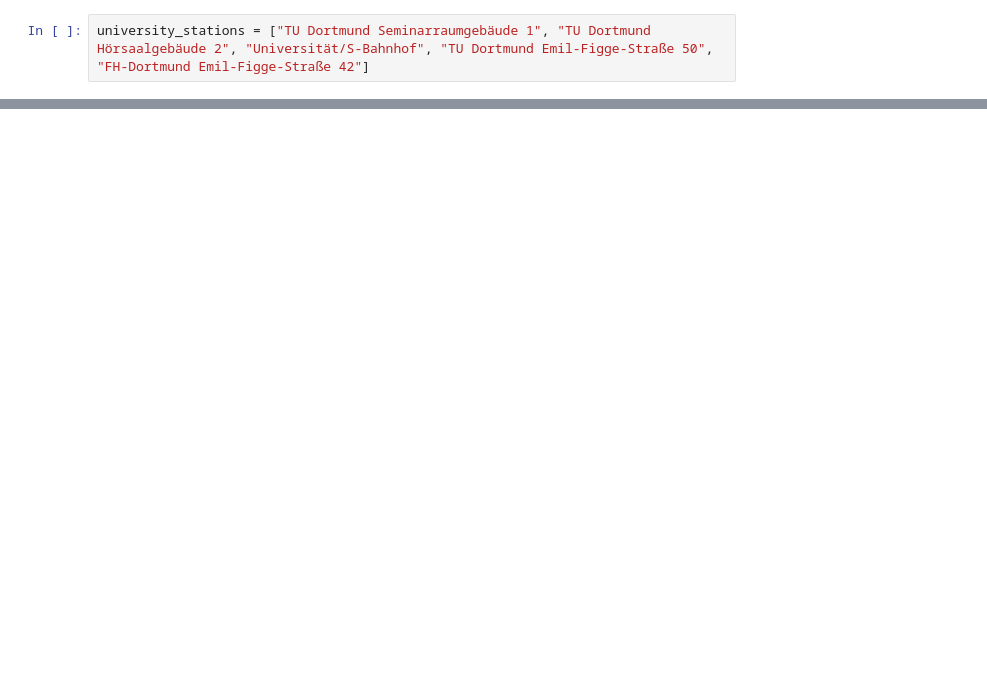
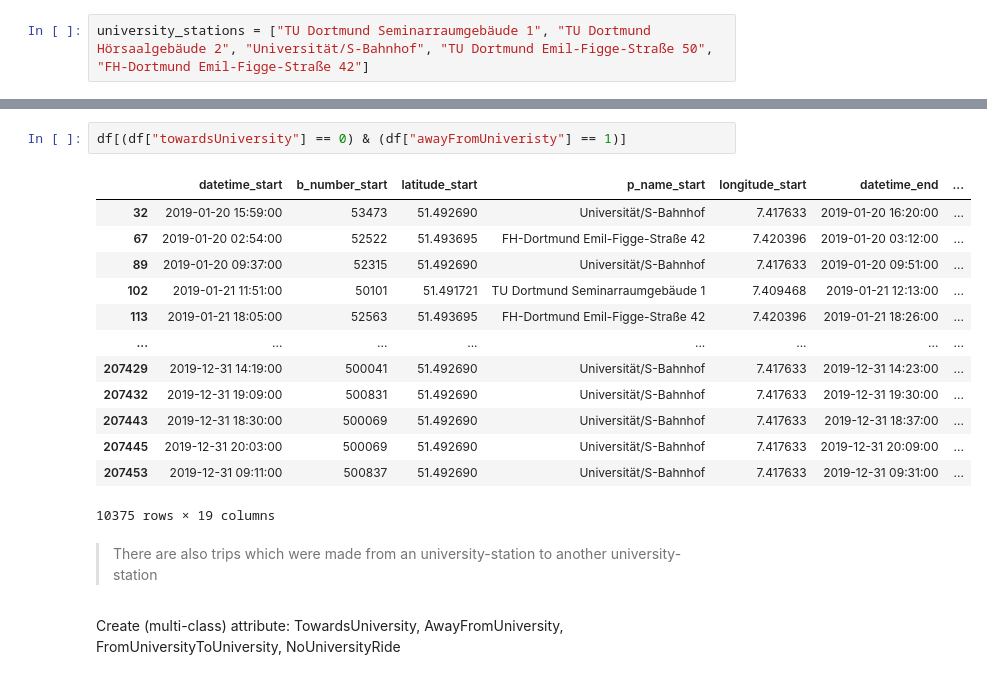
Before and after one commit to ey96/DataScienceBikesharing, a Jupyter notebook: notebooks/Task 3 - Prediction.ipynb, the cells around one changed output, grey strips where cells are left out. Cells and saved outputs as stored; diff of their text form; blank space fills up the shorter version.

```diff
--- a/notebooks/Task 3 - Prediction.ipynb
+++ b/notebooks/Task 3 - Prediction.ipynb
@@ -128,0 +162,20 @@ trips
+# %%
+df[(df["towardsUniversity"] == 0) & (df["awayFromUniveristy"] == 1)]
+# %% [output]
+|  | datetime_start | b_number_start | latitude_start | p_name_start | longitude_start | datetime_end | ... |
+| 32 | 2019-01-20 15:59:00 | 53473 | 51.492690 | Universität/S-Bahnhof | 7.417633 | 2019-01-20 16:20:00 | ... |
+| 67 | 2019-01-20 02:54:00 | 52522 | 51.493695 | FH-Dortmund Emil-Figge-Straße 42 | 7.420396 | 2019-01-20 03:12:00 | ... |
+| 89 | 2019-01-20 09:37:00 | 52315 | 51.492690 | Universität/S-Bahnhof | 7.417633 | 2019-01-20 09:51:00 | ... |
+| 102 | 2019-01-21 11:51:00 | 50101 | 51.491721 | TU Dortmund Seminarraumgebäude 1 | 7.409468 | 2019-01-21 12:13:00 | ... |
+| 113 | 2019-01-21 18:05:00 | 52563 | 51.493695 | FH-Dortmund Emil-Figge-Straße 42 | 7.420396 | 2019-01-21 18:26:00 | ... |
+| ... | ... | ... | ... | ... | ... | ... | ... |
+| 207429 | 2019-12-31 14:19:00 | 500041 | 51.492690 | Universität/S-Bahnhof | 7.417633 | 2019-12-31 14:23:00 | ... |
+| 207432 | 2019-12-31 19:09:00 | 500831 | 51.492690 | Universität/S-Bahnhof | 7.417633 | 2019-12-31 19:30:00 | ... |
+| 207443 | 2019-12-31 18:30:00 | 500069 | 51.492690 | Universität/S-Bahnhof | 7.417633 | 2019-12-31 18:37:00 | ... |
+| 207445 | 2019-12-31 20:03:00 | 500069 | 51.492690 | Universität/S-Bahnhof | 7.417633 | 2019-12-31 20:09:00 | ... |
+| 207453 | 2019-12-31 09:11:00 | 500837 | 51.492690 | Universität/S-Bahnhof | 7.417633 | 2019-12-31 09:31:00 | ... |
+10375 rows × 19 columns
+# %% [markdown]
+> There are also trips which were made from an university-station to another university-station
+# %% [markdown]
+Create (multi-class) attribute: TowardsUniversity, AwayFromUniversity, FromUniversityToUniversity, NoUniversityRide
```
Also changed, not shown: parts of 39 cells of this notebook.
